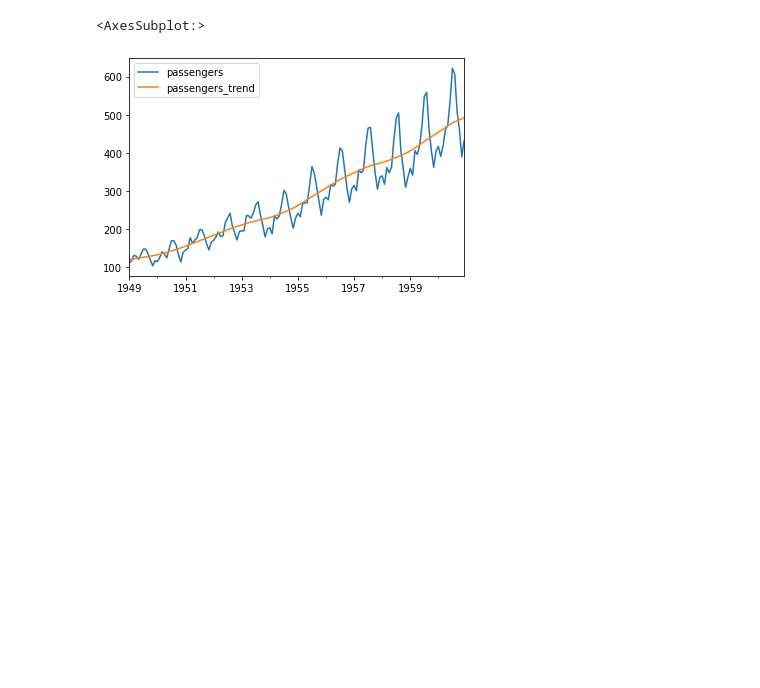
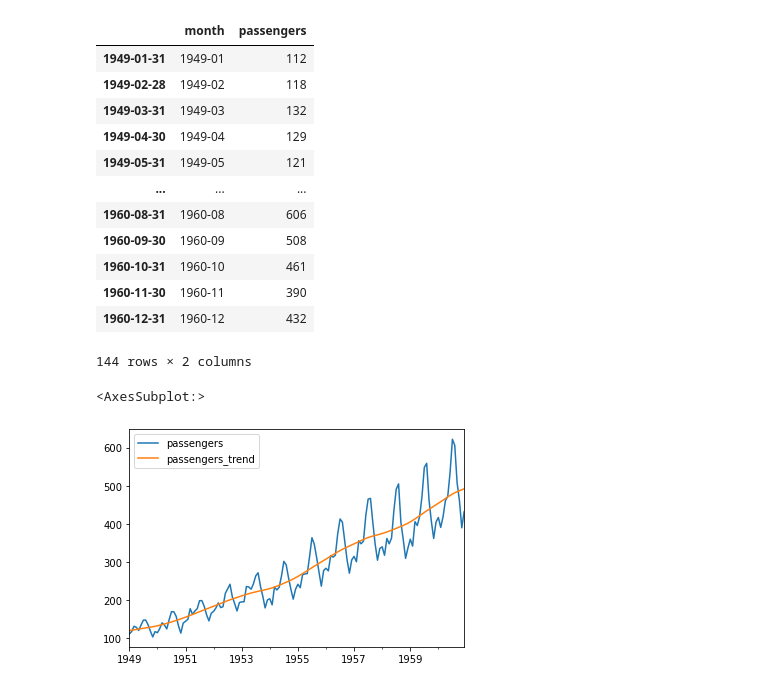
Before and after one commit to napb/examen2, a Jupyter notebook: Examen2.ipynb, the cells around one changed output. Drawn from its saved outputs; the diff is of its cells as text; code cells hidden in the pictures; blank space fills up the shorter version.

```diff
--- a/Examen2.ipynb
+++ b/Examen2.ipynb
@@ -13,14 +16,28 @@ warnings.filterwarnings("ignore")
 # %%
 #Carga y preparacion de dataset de dataset
 df = pd.read_csv("http://www2.udec.cl/~jorgecastillo/AirPassengers.txt")
 
 df.columns = [
     'month',
     'passengers'
 ]
 
 df.index = pd.Index(sm.tsa.datetools.dates_from_range('1949m1', '1960m12'))
-#df
+df
+# %% [output]
+|  | month | passengers |
+| 1949-01-31 | 1949-01 | 112 |
+| 1949-02-28 | 1949-02 | 118 |
+| 1949-03-31 | 1949-03 | 132 |
+| 1949-04-30 | 1949-04 | 129 |
+| 1949-05-31 | 1949-05 | 121 |
+| ... | ... | ... |
+| 1960-08-31 | 1960-08 | 606 |
+| 1960-09-30 | 1960-09 | 508 |
+| 1960-10-31 | 1960-10 | 461 |
+| 1960-11-30 | 1960-11 | 390 |
+| 1960-12-31 | 1960-12 | 432 |
+144 rows × 2 columns
 # %%
 #1.A -  Para el caso del calculo de tendencia de la serie de tiempo, se grafica los datos a partir de la aplicacion del filtro Hodrick-Prescott,
 #       dando como resultado, que esta tendencia es CRECIENTE y MULTIPLICATIVA en el periodo de estudio
```
Also changed, not shown: parts of 11 cells of this notebook, 1 other file.
